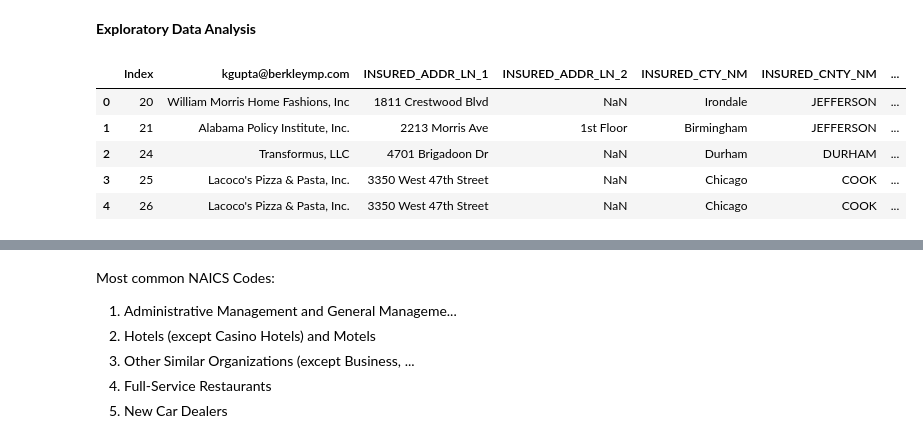
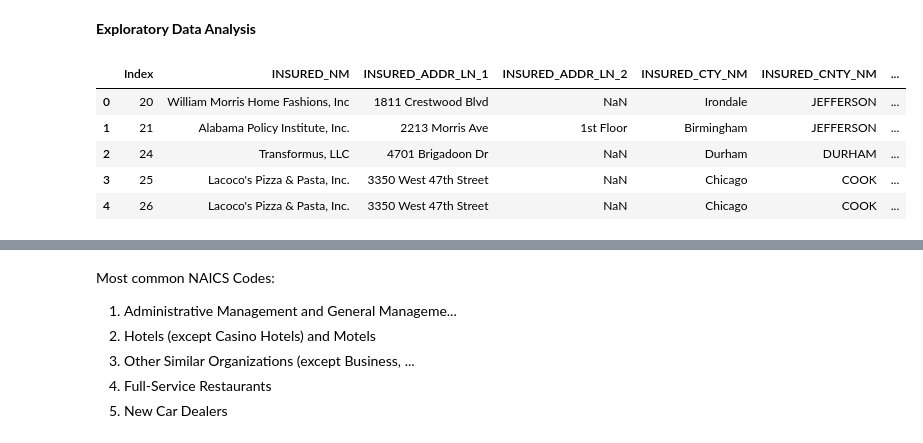
Before and after one commit to Karish-Gupta/BMP1-NAICS-Classification, a Jupyter notebook: data_cleaning.ipynb, the cells around one changed output, grey strips where cells are left out. Cells and saved outputs as stored; diff of their text form; code cells hidden in the pictures.

```diff
--- a/data_cleaning.ipynb
+++ b/data_cleaning.ipynb
@@ -3,11 +3,11 @@
 # %%
 import pandas as pd
 import openpyxl
 
-data = pd.read_excel("data/Name - Address - NAICS Data.xlsx")
+data = pd.read_csv("data/NAICS_data_with_websites.csv")
 data.head()
 # %% [output]
-|  | Index | kgupta@berkleymp.com | INSURED_ADDR_LN_1 | INSURED_ADDR_LN_2 | INSURED_CTY_NM | INSURED_CNTY_NM | ... |
+|  | Index | INSURED_NM | INSURED_ADDR_LN_1 | INSURED_ADDR_LN_2 | INSURED_CTY_NM | INSURED_CNTY_NM | ... |
 | 0 | 20 | William Morris Home Fashions, Inc | 1811 Crestwood Blvd | NaN | Irondale | JEFFERSON | ... |
 | 1 | 21 | Alabama Policy Institute, Inc. | 2213 Morris Ave | 1st Floor | Birmingham | JEFFERSON | ... |
 | 2 | 24 | Transformus, LLC | 4701 Brigadoon Dr | NaN | Durham | DURHAM | ... |
```
Also changed, not shown: parts of 7 cells of this notebook, 3 other files.
